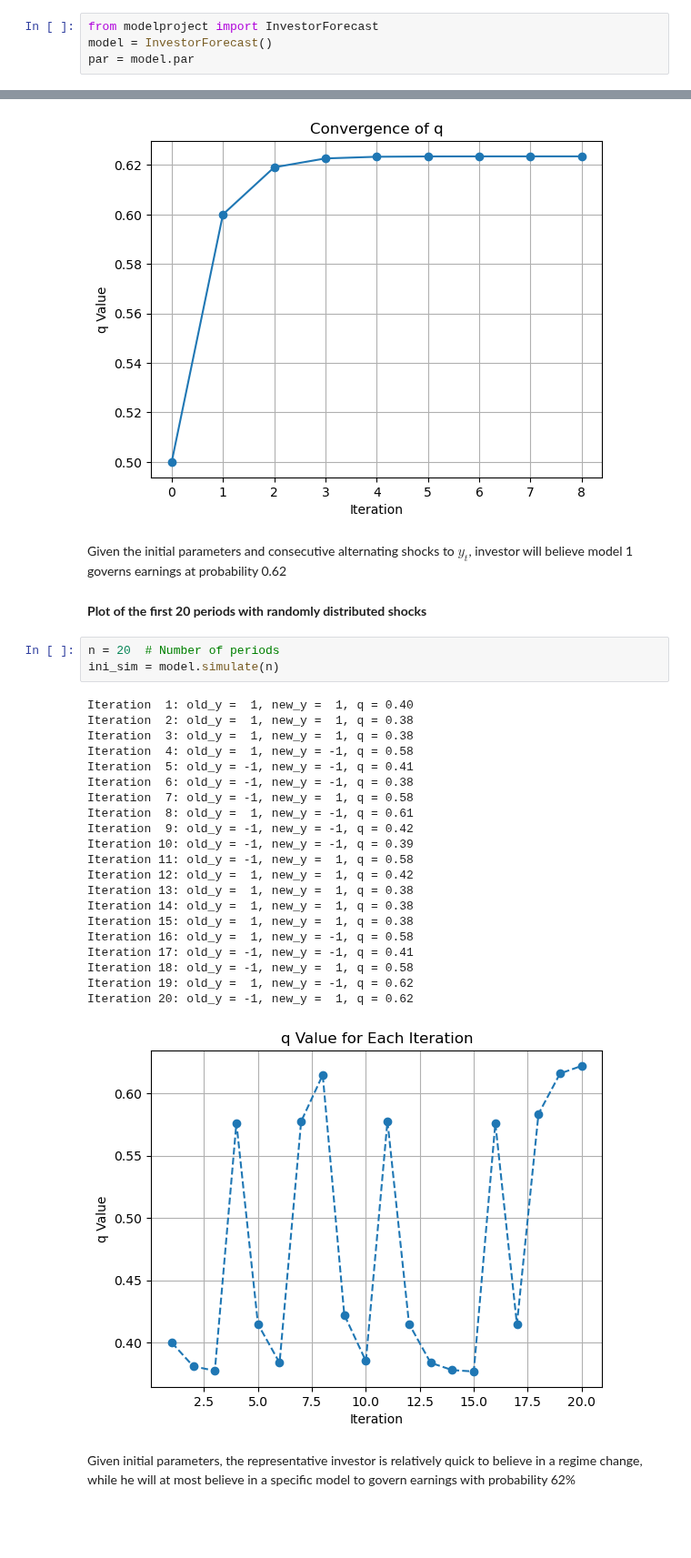
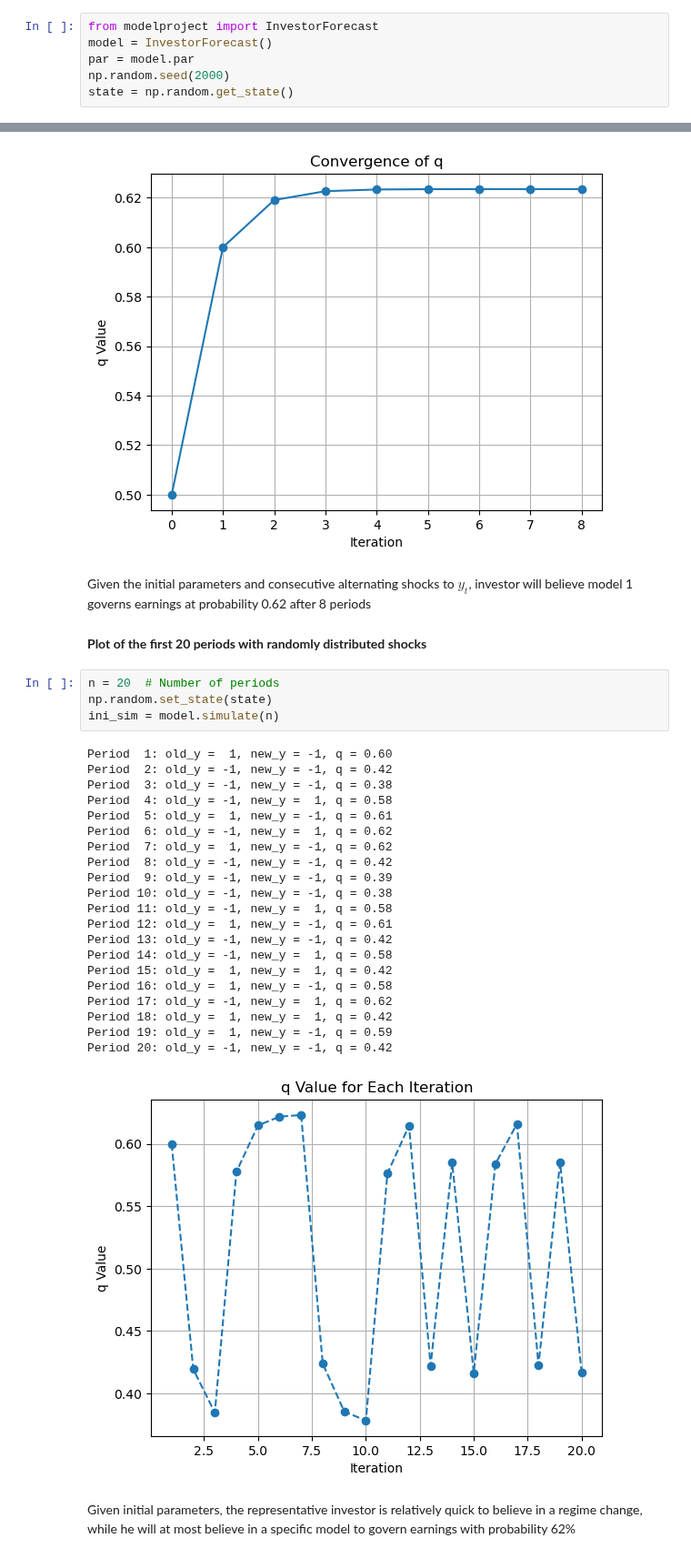
Before and after one commit to NumEconCopenhagen/projects-2024-kt, a Jupyter notebook: modelproject/modelproject.ipynb, the cells around one changed output, grey strips where cells are left out. Shown at 91% size. Cells and saved outputs as stored; diff of their text form; blank space fills up the shorter version.

```diff
--- a/modelproject/modelproject.ipynb
+++ b/modelproject/modelproject.ipynb
@@ -91,4 +94,6 @@ $q_{t+1}=\frac{(1-\pi_L)[(1-\lambda_1)q_t+\lambda_2(1-q_t)]}{(1-\pi_L)[(1-\lambd
 from modelproject import InvestorForecast
 model = InvestorForecast()
 par = model.par
+np.random.seed(2000)
+state = np.random.get_state()
 # %% [markdown]
@@ -140,34 +150,35 @@ Iteration       q               new_q
 8               0.623474        0.623475
 [figure]
 # %% [markdown]
-Given the initial parameters and consecutive alternating shocks to $y_t$, investor will believe model 1 governs earnings at probability 0.62
+Given the initial parameters and consecutive alternating shocks to $y_t$, investor will believe model 1 governs earnings at probability 0.62 after 8 periods
 # %% [markdown]
 **Plot of the first 20 periods with randomly distributed shocks**
 # %%
 n = 20  # Number of periods
+np.random.set_state(state)
 ini_sim = model.simulate(n)
 # %% [output]
-Iteration  1: old_y =  1, new_y =  1, q = 0.40
-Iteration  2: old_y =  1, new_y =  1, q = 0.38
-Iteration  3: old_y =  1, new_y =  1, q = 0.38
-Iteration  4: old_y =  1, new_y = -1, q = 0.58
-Iteration  5: old_y = -1, new_y = -1, q = 0.41
-Iteration  6: old_y = -1, new_y = -1, q = 0.38
-Iteration  7: old_y = -1, new_y =  1, q = 0.58
-Iteration  8: old_y =  1, new_y = -1, q = 0.61
-Iteration  9: old_y = -1, new_y = -1, q = 0.42
-Iteration 10: old_y = -1, new_y = -1, q = 0.39
-Iteration 11: old_y = -1, new_y =  1, q = 0.58
-Iteration 12: old_y =  1, new_y =  1, q = 0.42
-Iteration 13: old_y =  1, new_y =  1, q = 0.38
-Iteration 14: old_y =  1, new_y =  1, q = 0.38
-Iteration 15: old_y =  1, new_y =  1, q = 0.38
-Iteration 16: old_y =  1, new_y = -1, q = 0.58
-Iteration 17: old_y = -1, new_y = -1, q = 0.41
-Iteration 18: old_y = -1, new_y =  1, q = 0.58
-Iteration 19: old_y =  1, new_y = -1, q = 0.62
-Iteration 20: old_y = -1, new_y =  1, q = 0.62
+Period  1: old_y =  1, new_y = -1, q = 0.60
+Period  2: old_y = -1, new_y = -1, q = 0.42
+Period  3: old_y = -1, new_y = -1, q = 0.38
+Period  4: old_y = -1, new_y =  1, q = 0.58
+Period  5: old_y =  1, new_y = -1, q = 0.61
+Period  6: old_y = -1, new_y =  1, q = 0.62
+Period  7: old_y =  1, new_y = -1, q = 0.62
+Period  8: old_y = -1, new_y = -1, q = 0.42
+Period  9: old_y = -1, new_y = -1, q = 0.39
+Period 10: old_y = -1, new_y = -1, q = 0.38
+Period 11: old_y = -1, new_y =  1, q = 0.58
+Period 12: old_y =  1, new_y = -1, q = 0.61
+Period 13: old_y = -1, new_y = -1, q = 0.42
+Period 14: old_y = -1, new_y =  1, q = 0.58
+Period 15: old_y =  1, new_y =  1, q = 0.42
+Period 16: old_y =  1, new_y = -1, q = 0.58
+Period 17: old_y = -1, new_y =  1, q = 0.62
+Period 18: old_y =  1, new_y =  1, q = 0.42
+Period 19: old_y =  1, new_y = -1, q = 0.59
+Period 20: old_y = -1, new_y = -1, q = 0.42
-[figure, old version]
+[figure, new version]
 # %% [markdown]
 Given initial parameters, the representative investor is relatively quick to believe in a regime change, while he will at most believe in a specific model to govern earnings with probability 62%
 # %% [markdown]
```
Also changed, not shown: parts of 15 cells of this notebook, 1 other file.
